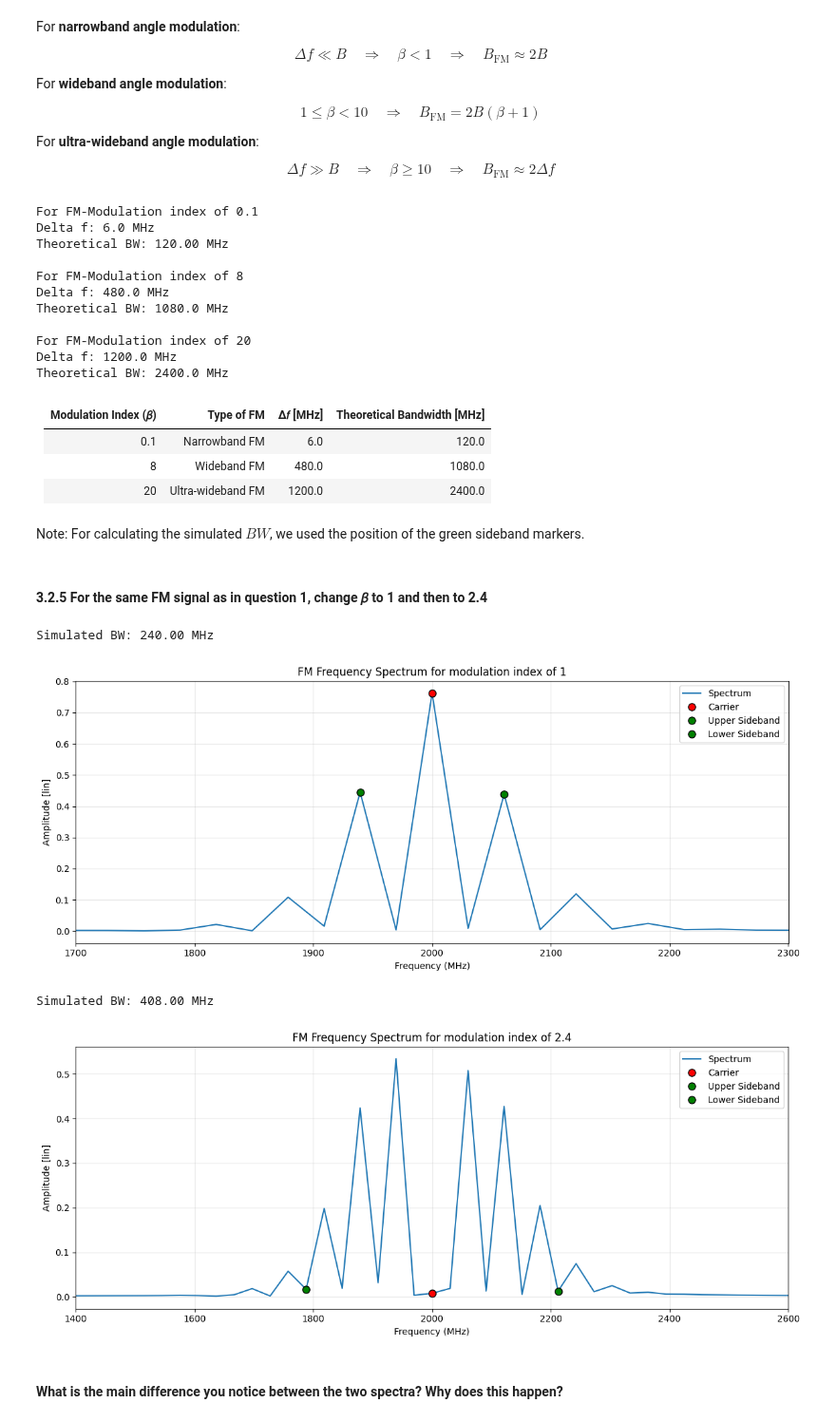
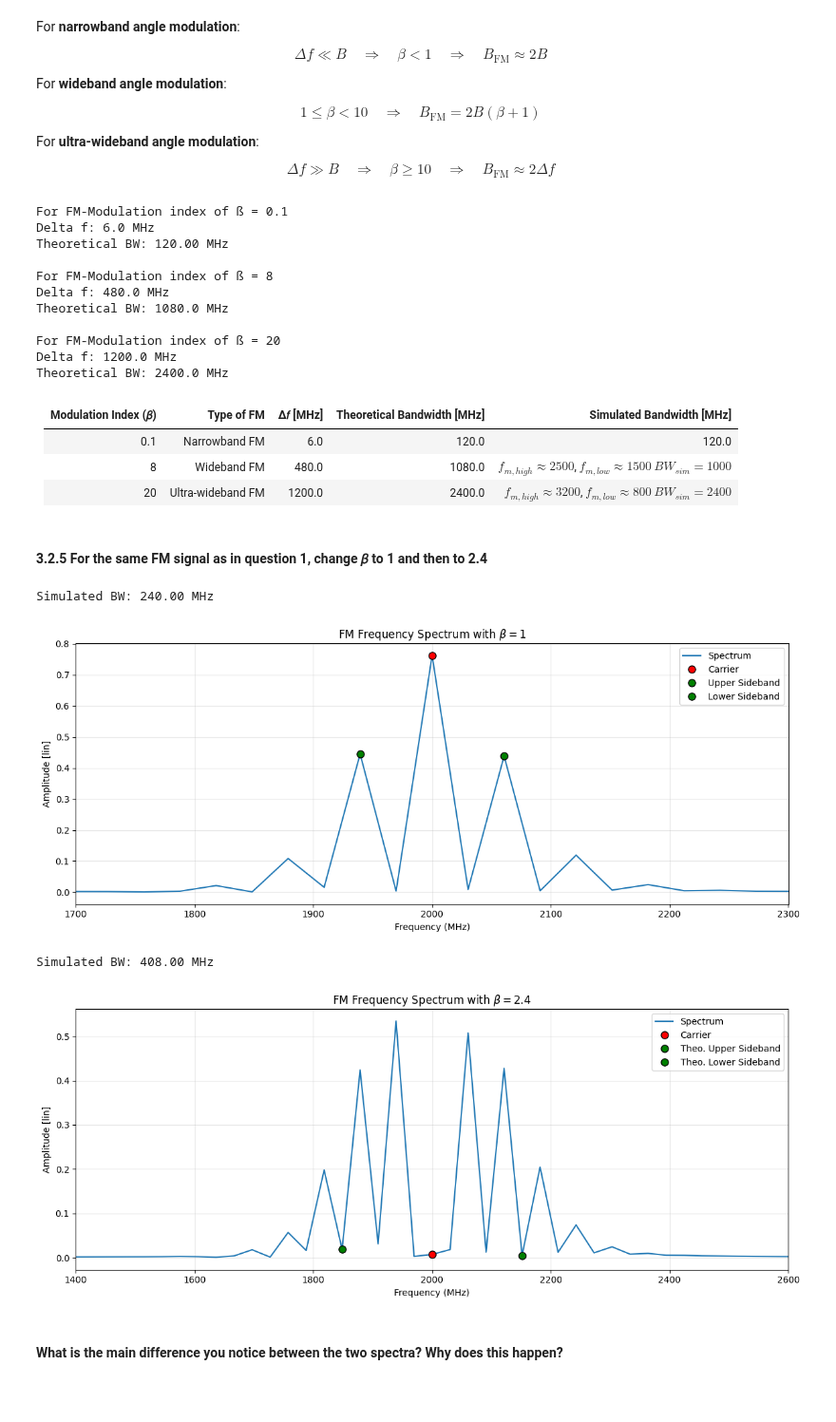
Before and after one commit to NortheLo/Microwave_Eng_Lab, a Jupyter notebook: Lab2_Spectrum_Analysis/Lab2_Preliminary.ipynb, the cells around one changed output. Shown at 95% size. Drawn from its saved outputs; the diff is of its cells as text; code cells hidden in the pictures; blank space fills up the shorter version.

```diff
--- a/Lab2_Spectrum_Analysis/Lab2_Preliminary.ipynb
+++ b/Lab2_Spectrum_Analysis/Lab2_Preliminary.ipynb
@@ -512,40 +513,38 @@ For **ultra-wideband angle modulation**:
 $$ \Delta f \gg B \quad \Rightarrow \quad \beta \geq 10 \quad \Rightarrow \quad B_{\text{FM}} \approx 2\Delta f $$
 # %%
 b = 0.1
-print(f"For FM-Modulation index of {b}")
+print(f"For FM-Modulation index of ß = {b}")
 print(f"Delta f: {(b * f_m)/1e6} MHz")
 print(f"Theoretical BW: {((2 * f_m)/1e6):.2f} MHz\n")
 
 b = 8
-print(f"For FM-Modulation index of {b}")
+print(f"For FM-Modulation index of ß = {b}")
 print(f"Delta f: {(b * f_m)/1e6} MHz")
 print(f"Theoretical BW: {(bw_fm(b, f_m))/1e6} MHz\n")
 
 
 b = 20
-print(f"For FM-Modulation index of {b}")
+print(f"For FM-Modulation index of ß = {b}")
 print(f"Delta f: {(b * f_m)/1e6} MHz")
 print(f"Theoretical BW: {(2 * b * f_m)/1e6} MHz\n")
 # %% [output]
-For FM-Modulation index of 0.1
+For FM-Modulation index of ß = 0.1
 Delta f: 6.0 MHz
 Theoretical BW: 120.00 MHz
 
-For FM-Modulation index of 8
+For FM-Modulation index of ß = 8
 Delta f: 480.0 MHz
 Theoretical BW: 1080.0 MHz
 
-For FM-Modulation index of 20
+For FM-Modulation index of ß = 20
 Delta f: 1200.0 MHz
 Theoretical BW: 2400.0 MHz
 # %% [markdown]
-| Modulation Index (𝛽) | Type of FM        | Δ𝑓 [MHz] | Theoretical Bandwidth [MHz] |
-|----------------------|-------------------|------------------|-----------------------------|
-| 0.1                  | Narrowband FM     |  6.0         | 120.0   |
-| 8                    | Wideband FM       | 480.0        | 1080.0      |
-| 20                   | Ultra-wideband FM | 1200.0       | 2400.0     |
+| Modulation Index (𝛽) | Type of FM        | Δ𝑓 [MHz] | Theoretical Bandwidth [MHz] | Simulated Bandwidth [MHz] |
+|----------------------|-------------------|----------|------------------------------|---------------------------|
+| 0.1                  | Narrowband FM     | 6.0      | 120.0                        |   120.0                        |
+| 8                    | Wideband FM       | 480.0    | 1080.0                       |   $f_{m,high} \approx 2500$, $f_{m,low}\approx 1500$ $BW_{sim}= 1000$                     |
+| 20                   | Ultra-wideband FM | 1200.0   | 2400.0                       | $f_{m,high} \approx 3200$, $f_{m,low}\approx 800$ $BW_{sim}= 2400$ |
-# %% [markdown]
-Note: For calculating the simulated $BW$, we used the position of the green sideband markers.
 # %% [markdown]
 #### 3.2.5 For the same FM signal as in question 1, change 𝛽 to 1 and then to 2.4
 # %%
@@ -567,33 +566,33 @@ markers = [
     ]
 
 print(f"Simulated BW: {((bw_fm(mod_index, f_m))/1e6):.2f} MHz")
-plot_spectrum(f_pos, S_pos, title=f"FM Frequency Spectrum for modulation index of 1", markers=markers, xlim=(f_c - 5 * f_m, f_c + 5 * f_m))
+plot_spectrum(f_pos, S_pos, title=r"FM Frequency Spectrum with $\beta = $" + f"{mod_index}", markers=markers, xlim=(f_c - 5 * f_m, f_c + 5 * f_m))
 # %% [output]
 Simulated BW: 240.00 MHz
-[figure, old version]
+[figure, new version]
 # %%
 mod_index = 2.4
 s_mod = np.sin(2 * np.pi * f_m * t)
 s_bp  = np.cos(2 * np.pi * f_c * t + mod_index * s_mod)
 
 N = len(t)
 S = fft(s_bp)
 f = fftfreq(N, 1/f_s)
 
 # Keep only positive frequencies
 f_pos = f[f > 0]
 S_pos = 2 / N * np.abs(S[f > 0])
 markers = [
         {'position': f_c, 'name': 'Carrier', 'color': 'red'},
-        {'position': f_c + (1 + mod_index) * f_m, 'name': 'Upper Sideband', 'color': 'green'},
-        {'position': f_c - (1 + mod_index) * f_m, 'name': 'Lower Sideband', 'color': 'green'}
+        {'position': f_c + mod_index * f_m, 'name': 'Theo. Upper Sideband', 'color': 'green'},
+        {'position': f_c - mod_index * f_m, 'name': 'Theo. Lower Sideband', 'color': 'green'}
     ]
 
 print(f"Simulated BW: {((bw_fm(mod_index, f_m))/1e6):.2f} MHz")
-plot_spectrum(f_pos, S_pos, title=f"FM Frequency Spectrum for modulation index of 2.4", markers=markers, xlim=(f_c - 600e6, f_c + 600e6))
+plot_spectrum(f_pos, S_pos, title=r"FM Frequency Spectrum with $\beta = $" + f"{mod_index}", markers=markers, xlim=(f_c - 600e6, f_c + 600e6))
 # %% [output]
 Simulated BW: 408.00 MHz
-[figure, old version]
+[figure, new version]
 # %% [markdown]
 #### What is the main difference you notice between the two spectra? Why does this happen?
 # %% [markdown]
```
Also changed, not shown: parts of 5 cells of this notebook.
